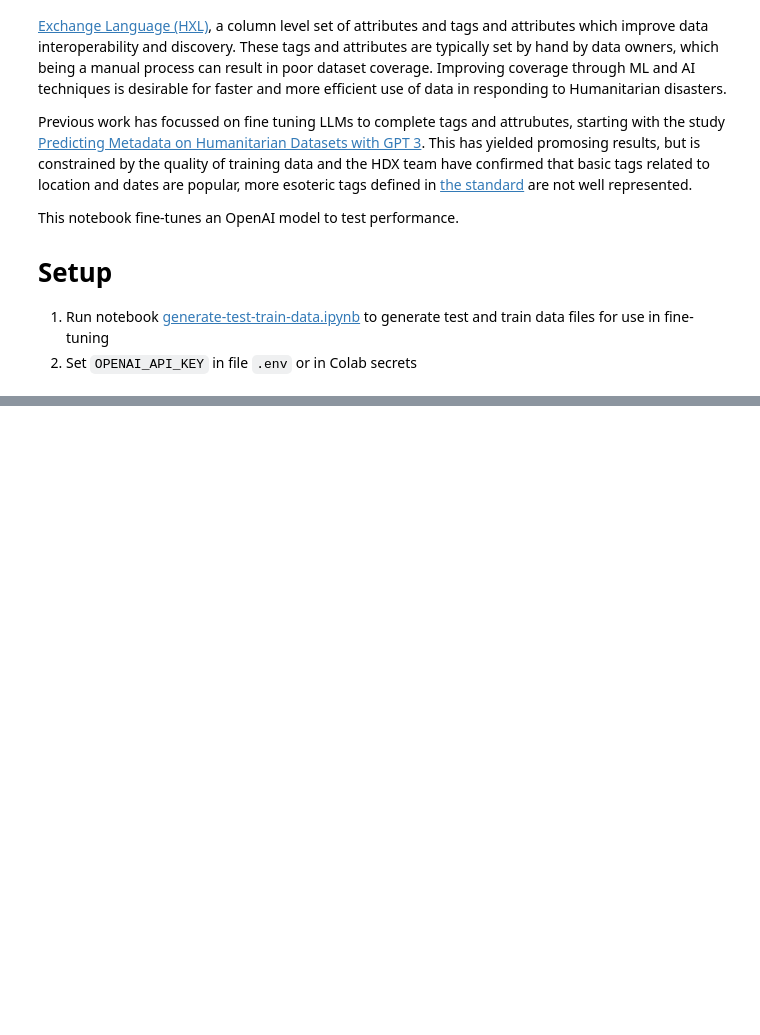
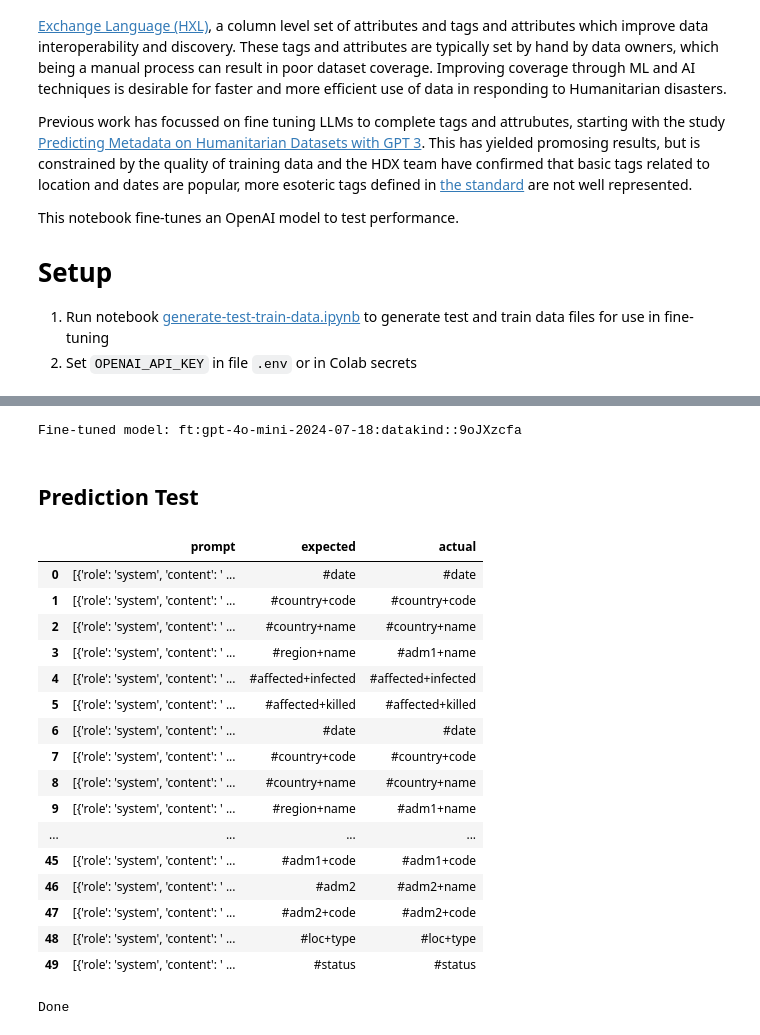
Before and after one commit to datakind/hxl-metadata-prediction, a Jupyter notebook: openai-hxl-prediction.ipynb, the cells around one changed output, grey strips where cells are left out. Saved outputs shown, nothing was run; the diff lists cells and outputs as text; code cells hidden in the pictures; blank space fills up the shorter version.

```diff
--- a/openai-hxl-prediction.ipynb
+++ b/openai-hxl-prediction.ipynb
@@ -23,6 +23,10 @@ import os
 import time
 import openai
 from openai import OpenAI
+import pandas as pd
+import json
+from sklearn.metrics import precision_score, recall_score, f1_score, accuracy_score
+import sys
 
 from dotenv import load_dotenv
 load_dotenv()
@@ -43,8 +47,15 @@ LOCAL_DATA_DIR = f"{GOOGLE_BASE_DIR}/hxl-metadata-prediction/data/"
 TRAINING_FILE = f"{LOCAL_DATA_DIR}/hxl_chat_prompts_train.jsonl"
 TEST_FILE = f"{LOCAL_DATA_DIR}/hxl_chat_prompts_test.jsonl"
 
-pd.set_option('display.max_colwidth', 200)
+# Base model to fine-tune
+MODEL = "gpt-4o-mini-2024-07-18"
+
+pd.set_option('display.max_colwidth', 900)
 pd.set_option('display.max_rows', 200)
+
+client = OpenAI(
+    api_key=OPENAI_API_KEY
+)
 # %%
 from google.colab import drive
 drive.mount('/content/drive')
@@ -65,13 +146,20 @@ def fine_tune_model(train_file, model_name="gpt-4o-mini"):
         str: The ID of the fine-tuned model.
     """
 
-    client = OpenAI(
-        api_key=OPENAI_API_KEY
-    )
+    # Create a version of the train_file jsonl which only has "messages"
+    train_file_short = train_file.replace(".jsonl", "_short.jsonl")
+    with open(train_file) as f:
+        prompts = [json.loads(line) for line in f]
+        prompts = [p["messages"] for p in prompts]
+        with open(train_file_short, "w") as f:
+            for p in prompts:
+              row = {}
+              row["messages"] = p
+              f.write(json.dumps(row) + "\n")
 
     # Create a file on OpenAI for fine-tuning
     file = client.files.create(
-        file=open(train_file, "rb"),
+        file=open(train_file_short, "rb"),
         purpose="fine-tune"
     )
     file_id = file.id
@@ -119,0 +198,2 @@ Current status: running
+# %%
+model = fine_tune_model(TRAINING_FILE, model_name=MODEL)
@@ -119,0 +219,7 @@ Current status: running
+# %%
+# model = "ft:gpt-4o-mini-2024-07-18:datakind::9oJXzcfa"
+print(f"Fine-tuned model: {model}")
+# %% [output]
+Fine-tuned model: ft:gpt-4o-mini-2024-07-18:datakind::9oJXzcfa
+# %% [markdown]
+## Prediction Test
@@ -120,2 +311,35 @@ Current status: running
+# %%
+with open(TEST_FILE) as f:
+    X_test = [json.loads(line) for line in f]
+
+# Subsample
+size = 50
+X_test2 = X_test[-size:]
+
+results = make_chat_predictions(X_test2, model)
+#output_prediction_metrics(results)
+
+display(results)
+
+print("Done")
+# %% [output]
+|  | prompt | expected | actual |
+| 0 | [{'role': 'system', 'content': ' ... | #date | #date |
+| 1 | [{'role': 'system', 'content': ' ... | #country+code | #country+code |
+| 2 | [{'role': 'system', 'content': ' ... | #country+name | #country+name |
+| 3 | [{'role': 'system', 'content': ' ... | #region+name | #adm1+name |
+| 4 | [{'role': 'system', 'content': ' ... | #affected+infected | #affected+infected |
+| 5 | [{'role': 'system', 'content': ' ... | #affected+killed | #affected+killed |
+| 6 | [{'role': 'system', 'content': ' ... | #date | #date |
+| 7 | [{'role': 'system', 'content': ' ... | #country+code | #country+code |
+| 8 | [{'role': 'system', 'content': ' ... | #country+name | #country+name |
+| 9 | [{'role': 'system', 'content': ' ... | #region+name | #adm1+name |
+| ... | ... | ... | ... |
+| 45 | [{'role': 'system', 'content': ' ... | #adm1+code | #adm1+code |
+| 46 | [{'role': 'system', 'content': ' ... | #adm2 | #adm2+name |
+| 47 | [{'role': 'system', 'content': ' ... | #adm2+code | #adm2+code |
+| 48 | [{'role': 'system', 'content': ' ... | #loc+type | #loc+type |
+| 49 | [{'role': 'system', 'content': ' ... | #status | #status |
+Done
 # %%
 # %% [output]
```
Also changed, not shown: parts of 9 cells of this notebook.
